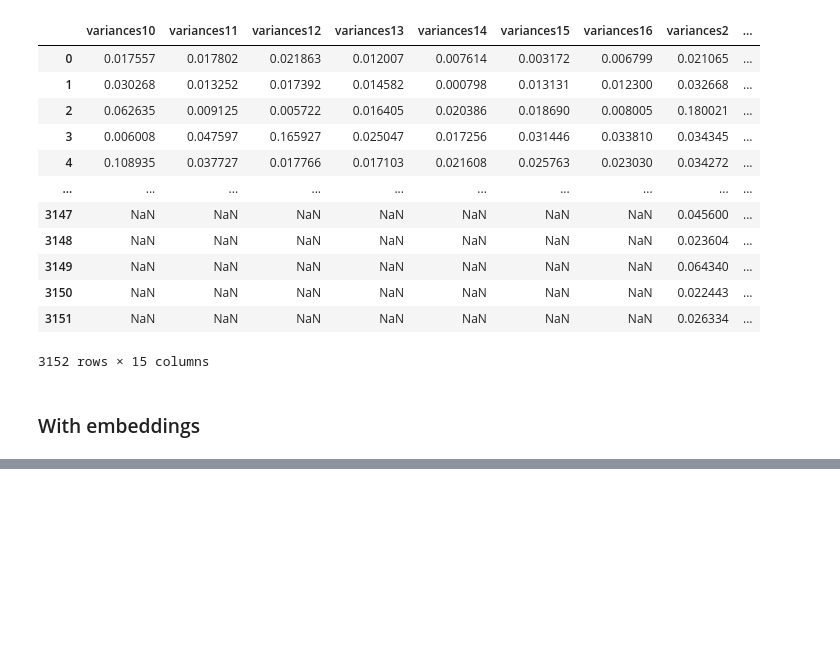
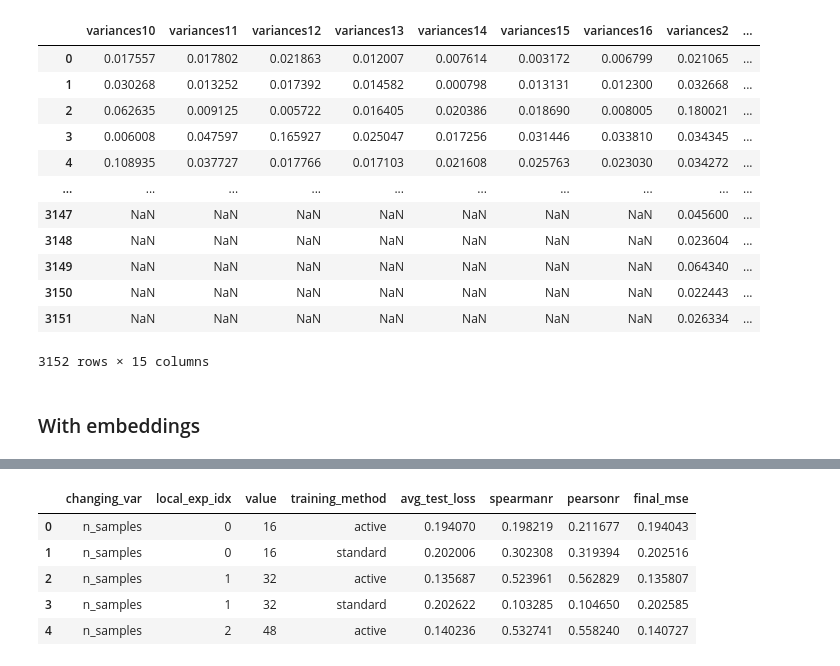
Before and after one commit to ogarrett54/plm_with_active_learning, a Jupyter notebook: pikh1_hma/04_active_fine-tuning_adding_diversity.ipynb, the cells around one changed output, grey strips where cells are left out. Cells and saved outputs as stored; diff of their text form; code cells hidden in the pictures; blank space fills up the shorter version.

```diff
--- a/pikh1_hma/04_active_fine-tuning_adding_diversity.ipynb
+++ b/pikh1_hma/04_active_fine-tuning_adding_diversity.ipynb
@@ -495,0 +721,10 @@ def acquire_new_batch(
+# %%
+lc_df = pd.read_csv("results/04_adding_diversity/diverse_from_top_fraction/active_vs_standard_learning_curve.csv")
+lc_df.head()
+# %% [output]
+|  | changing_var | local_exp_idx | value | training_method | avg_test_loss | spearmanr | pearsonr | final_mse |
+| 0 | n_samples | 0 | 16 | active | 0.194070 | 0.198219 | 0.211677 | 0.194043 |
+| 1 | n_samples | 0 | 16 | standard | 0.202006 | 0.302308 | 0.319394 | 0.202516 |
+| 2 | n_samples | 1 | 32 | active | 0.135687 | 0.523961 | 0.562829 | 0.135807 |
+| 3 | n_samples | 1 | 32 | standard | 0.202622 | 0.103285 | 0.104650 | 0.202585 |
+| 4 | n_samples | 2 | 48 | active | 0.140236 | 0.532741 | 0.558240 | 0.140727 |
```
Also changed, not shown: parts of 15 cells of this notebook, 33 other files.
